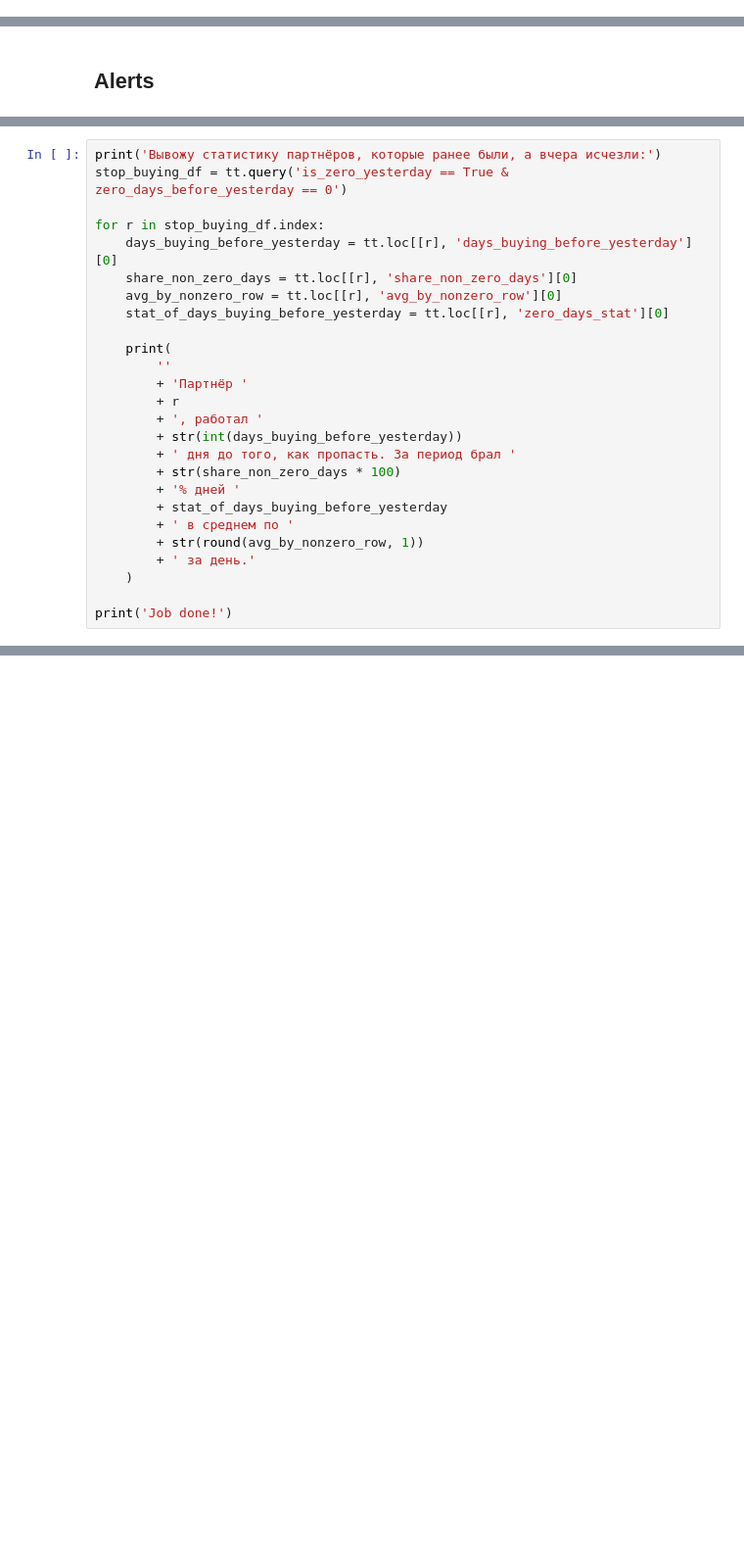
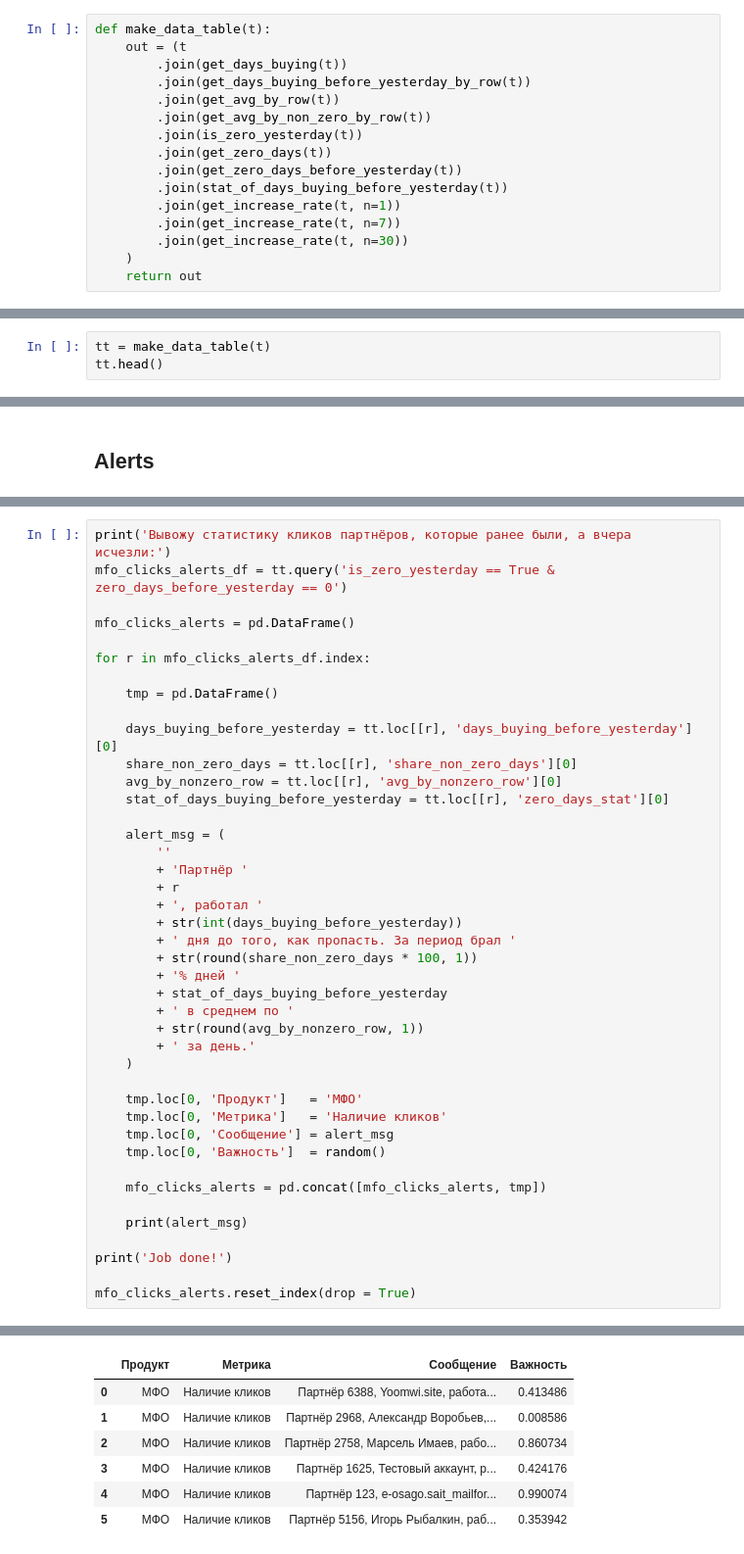
Before and after one commit to antisingle/s-alerts, a Jupyter notebook: alerts.ipynb, the cells around one changed output, grey strips where cells are left out. Shown at 98% size. Cells and saved outputs as stored; diff of their text form; blank space fills up the shorter version.

```diff
--- a/alerts.ipynb
+++ b/alerts.ipynb
@@ -429,0 +408,16 @@ tt.head()
+# %%
+def make_data_table(t):
+    out = (t
+        .join(get_days_buying(t))
+        .join(get_days_buying_before_yesterday_by_row(t))
+        .join(get_avg_by_row(t))
+        .join(get_avg_by_non_zero_by_row(t))
+        .join(is_zero_yesterday(t))
+        .join(get_zero_days(t))
+        .join(get_zero_days_before_yesterday(t))
+        .join(stat_of_days_buying_before_yesterday(t))
+        .join(get_increase_rate(t, n=1))
+        .join(get_increase_rate(t, n=7))
+        .join(get_increase_rate(t, n=30))
+    )
+    return out
@@ -430,3 +426,6 @@ tt.head()
+# %%
+tt = make_data_table(t)
+tt.head()
 # %%
 #tt.to_excel('tmp.xlsx')
 # %% [markdown]
@@ -436,21 +435,26 @@ tt.head()
 # %%
-print('Вывожу статистику партнёров, которые ранее были, а вчера исчезли:')
-stop_buying_df = tt.query('is_zero_yesterday == True & zero_days_before_yesterday == 0')
+print('Вывожу статистику кликов партнёров, которые ранее были, а вчера исчезли:')
+mfo_clicks_alerts_df = tt.query('is_zero_yesterday == True & zero_days_before_yesterday == 0')
 
-for r in stop_buying_df.index:
+mfo_clicks_alerts = pd.DataFrame()
+
+for r in mfo_clicks_alerts_df.index:
+
+    tmp = pd.DataFrame()
+
     days_buying_before_yesterday = tt.loc[[r], 'days_buying_before_yesterday'][0]
     share_non_zero_days = tt.loc[[r], 'share_non_zero_days'][0]
     avg_by_nonzero_row = tt.loc[[r], 'avg_by_nonzero_row'][0]
     stat_of_days_buying_before_yesterday = tt.loc[[r], 'zero_days_stat'][0]
 
-    print(
+    alert_msg = (
         ''
         + 'Партнёр '
         + r
         + ', работал '
         + str(int(days_buying_before_yesterday))
         + ' дня до того, как пропасть. За период брал '
-        + str(share_non_zero_days * 100)
+        + str(round(share_non_zero_days * 100, 1))
         + '% дней '
         + stat_of_days_buying_before_yesterday
         + ' в среднем по '
@@ -458,5 +462,16 @@ for r in stop_buying_df.index:
         + ' за день.'
     )
 
+    tmp.loc[0, 'Продукт']   = 'МФО'
+    tmp.loc[0, 'Метрика']   = 'Наличие кликов'
+    tmp.loc[0, 'Сообщение'] = alert_msg
+    tmp.loc[0, 'Важность']  = random()
+
+    mfo_clicks_alerts = pd.concat([mfo_clicks_alerts, tmp])
+
+    print(alert_msg)
+
 print('Job done!')
+
+mfo_clicks_alerts.reset_index(drop = True)
 # %% [output]
@@ -470 +485,8 @@ print('Job done!')
 Job done!
+|  | Продукт | Метрика | Сообщение | Важность |
+| 0 | МФО | Наличие кликов | Партнёр 6388, Yoomwi.site, работа... | 0.413486 |
+| 1 | МФО | Наличие кликов | Партнёр 2968, Александр Воробьев,... | 0.008586 |
+| 2 | МФО | Наличие кликов | Партнёр 2758, Марсель Имаев, рабо... | 0.860734 |
+| 3 | МФО | Наличие кликов | Партнёр 1625, Тестовый аккаунт, р... | 0.424176 |
+| 4 | МФО | Наличие кликов | Партнёр 123, e-osago.sait_mailfor... | 0.990074 |
+| 5 | МФО | Наличие кликов | Партнёр 5156, Игорь Рыбалкин, раб... | 0.353942 |
```
Also changed, not shown: parts of 22 cells of this notebook.
